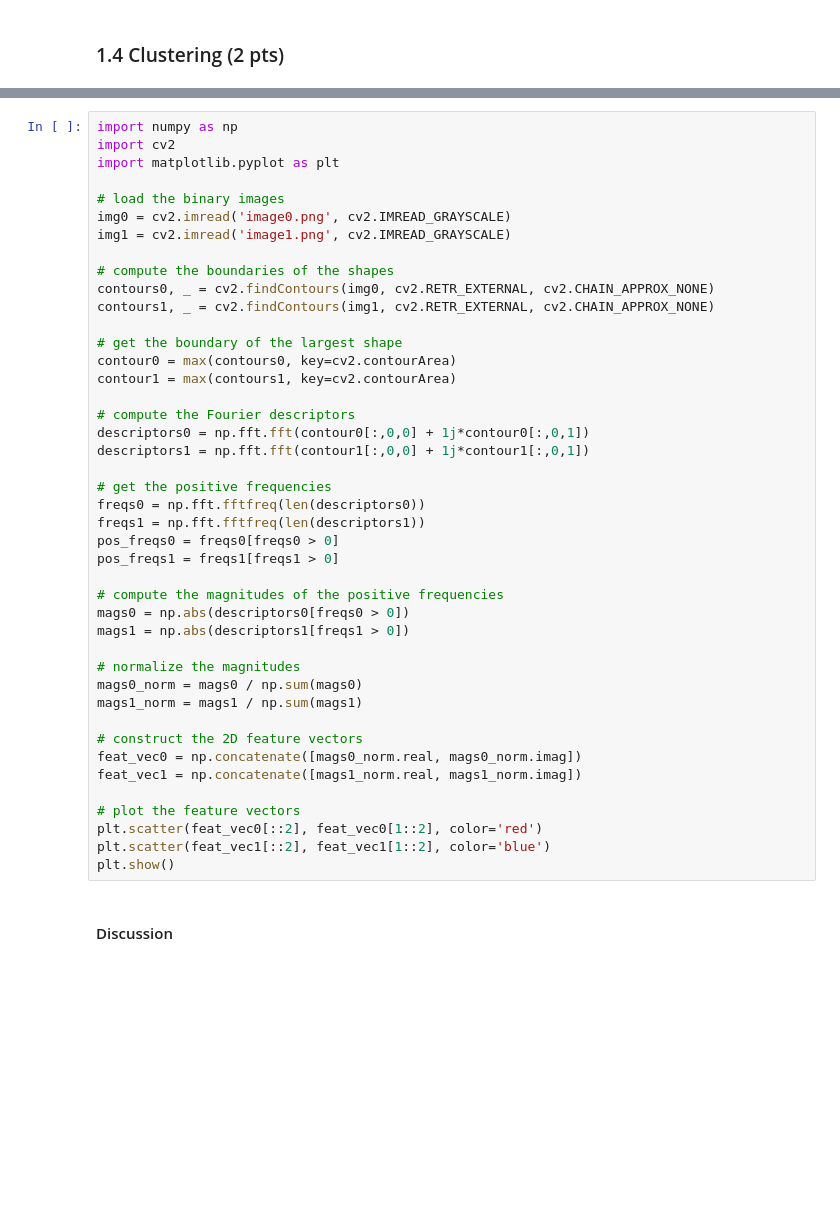
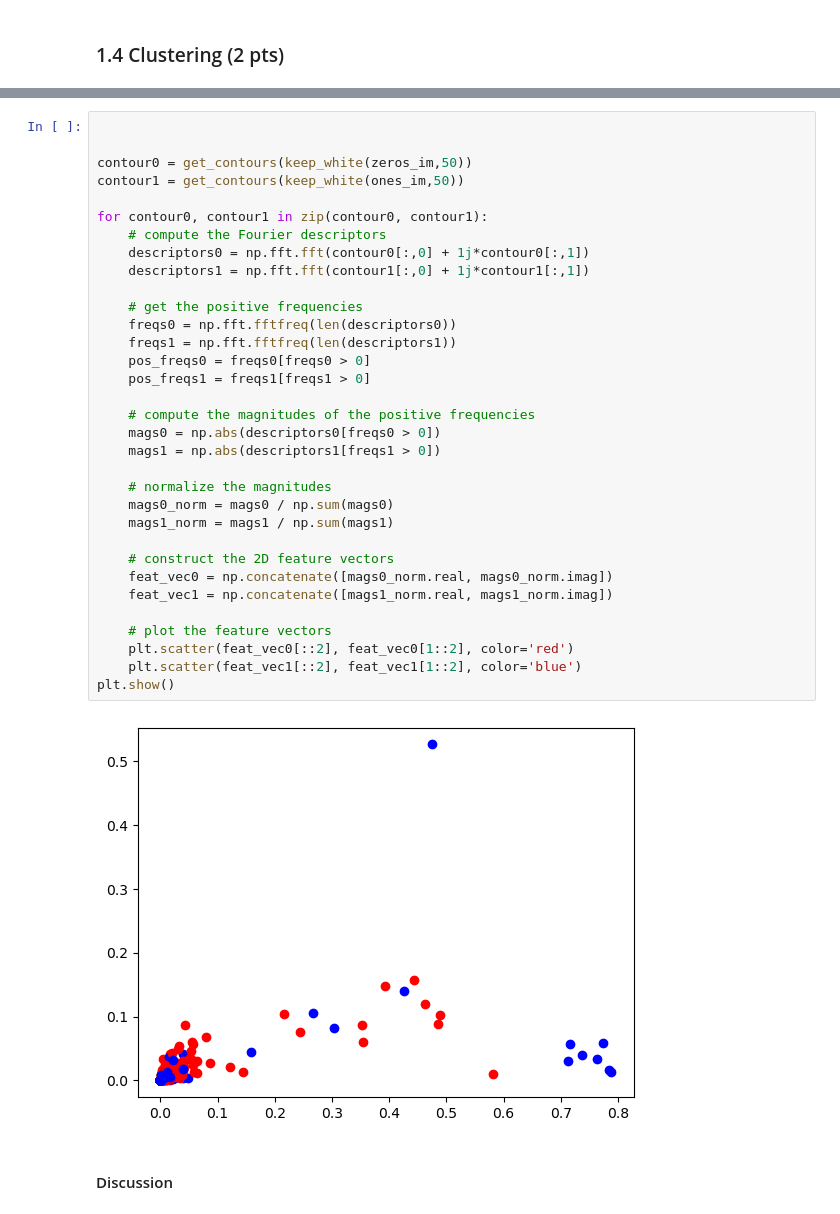
Before and after one commit to OctavioProfeta/iapr, a Jupyter notebook: labs/lab_02_object_description.ipynb, the cells around one changed output, grey strips where cells are left out. Saved outputs shown, nothing was run; the diff lists cells and outputs as text; blank space fills up the shorter version.

```diff
--- a/labs/lab_02_object_description.ipynb
+++ b/labs/lab_02_object_description.ipynb
@@ -404,48 +404,40 @@ plt.show()
 # %% [output]
 [figure]
 # %%
-import numpy as np
-import cv2
-import matplotlib.pyplot as plt
 
-# load the binary images
-img0 = cv2.imread('image0.png', cv2.IMREAD_GRAYSCALE)
-img1 = cv2.imread('image1.png', cv2.IMREAD_GRAYSCALE)
 
-# compute the boundaries of the shapes
-contours0, _ = cv2.findContours(img0, cv2.RETR_EXTERNAL, cv2.CHAIN_APPROX_NONE)
-contours1, _ = cv2.findContours(img1, cv2.RETR_EXTERNAL, cv2.CHAIN_APPROX_NONE)
+contour0 = get_contours(keep_white(zeros_im,50))
+contour1 = get_contours(keep_white(ones_im,50))
 
-# get the boundary of the largest shape
-contour0 = max(contours0, key=cv2.contourArea)
-contour1 = max(contours1, key=cv2.contourArea)
+for contour0, contour1 in zip(contour0, contour1):
+    # compute the Fourier descriptors
+    descriptors0 = np.fft.fft(contour0[:,0] + 1j*contour0[:,1])
+    descriptors1 = np.fft.fft(contour1[:,0] + 1j*contour1[:,1])
 
-# compute the Fourier descriptors
-descriptors0 = np.fft.fft(contour0[:,0,0] + 1j*contour0[:,0,1])
-descriptors1 = np.fft.fft(contour1[:,0,0] + 1j*contour1[:,0,1])
+    # get the positive frequencies
+    freqs0 = np.fft.fftfreq(len(descriptors0))
+    freqs1 = np.fft.fftfreq(len(descriptors1))
+    pos_freqs0 = freqs0[freqs0 > 0]
+    pos_freqs1 = freqs1[freqs1 > 0]
 
-# get the positive frequencies
-freqs0 = np.fft.fftfreq(len(descriptors0))
-freqs1 = np.fft.fftfreq(len(descriptors1))
-pos_freqs0 = freqs0[freqs0 > 0]
-pos_freqs1 = freqs1[freqs1 > 0]
+    # compute the magnitudes of the positive frequencies
+    mags0 = np.abs(descriptors0[freqs0 > 0])
+    mags1 = np.abs(descriptors1[freqs1 > 0])
 
-# compute the magnitudes of the positive frequencies
-mags0 = np.abs(descriptors0[freqs0 > 0])
-mags1 = np.abs(descriptors1[freqs1 > 0])
+    # normalize the magnitudes
+    mags0_norm = mags0 / np.sum(mags0)
+    mags1_norm = mags1 / np.sum(mags1)
 
-# normalize the magnitudes
-mags0_norm = mags0 / np.sum(mags0)
-mags1_norm = mags1 / np.sum(mags1)
+    # construct the 2D feature vectors
+    feat_vec0 = np.concatenate([mags0_norm.real, mags0_norm.imag])
+    feat_vec1 = np.concatenate([mags1_norm.real, mags1_norm.imag])
 
-# construct the 2D feature vectors
-feat_vec0 = np.concatenate([mags0_norm.real, mags0_norm.imag])
-feat_vec1 = np.concatenate([mags1_norm.real, mags1_norm.imag])
-
-# plot the feature vectors
-plt.scatter(feat_vec0[::2], feat_vec0[1::2], color='red')
-plt.scatter(feat_vec1[::2], feat_vec1[1::2], color='blue')
+    # plot the feature vectors
+    plt.scatter(feat_vec0[::2], feat_vec0[1::2], color='red')
+    plt.scatter(feat_vec1[::2], feat_vec1[1::2], color='blue')
 plt.show()
+# %% [output]
+[figure, added]
 # %% [markdown]
 #### Discussion
 # %% [markdown]
```
Also changed, not shown: parts of 6 cells of this notebook.
